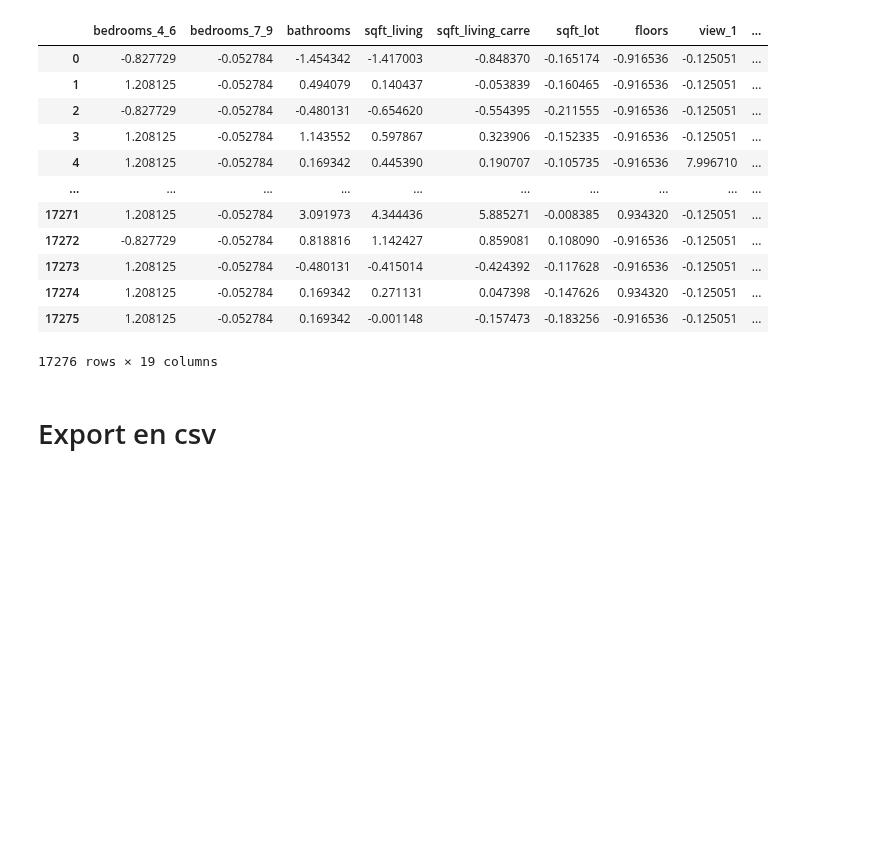
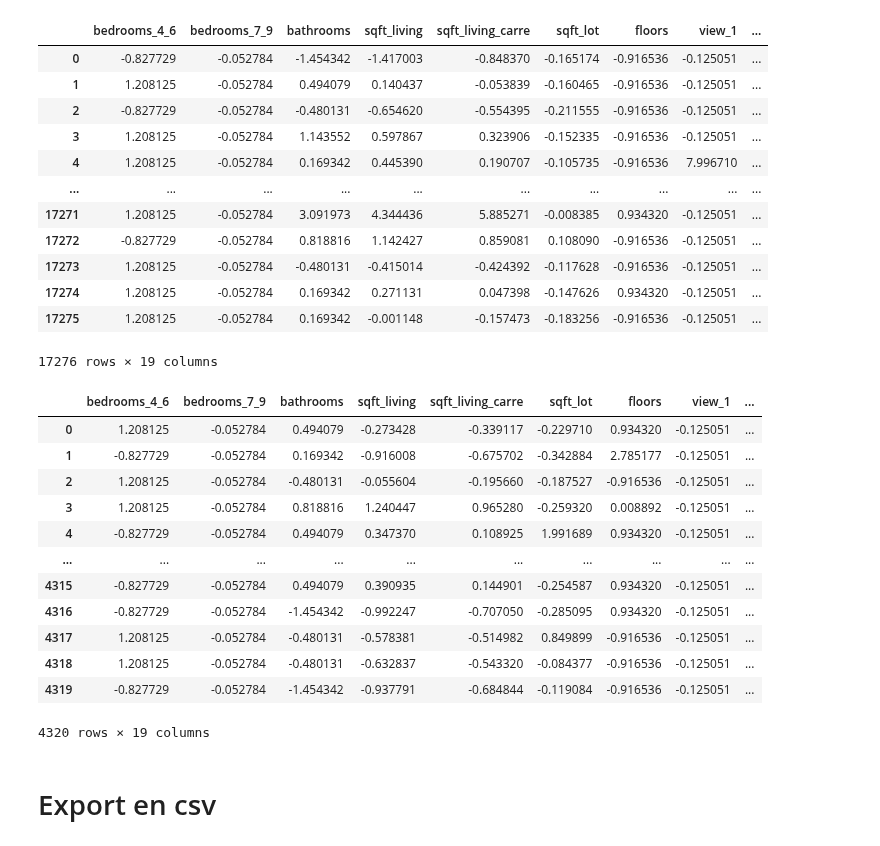
Before and after one commit to StevenDelval/application_pr-diction_prix_maison, a Jupyter notebook: data_preparation.ipynb, the cells around one changed output. Drawn from its saved outputs; the diff is of its cells as text; code cells hidden in the pictures; blank space fills up the shorter version.

```diff
--- a/data_preparation.ipynb
+++ b/data_preparation.ipynb
@@ -96,6 +96,22 @@ X_train
 | 17274 | 1.208125 | -0.052784 | 0.169342 | 0.271131 | 0.047398 | -0.147626 | 0.934320 | -0.125051 | ... |
 | 17275 | 1.208125 | -0.052784 | 0.169342 | -0.001148 | -0.157473 | -0.183256 | -0.916536 | -0.125051 | ... |
 17276 rows × 19 columns
+# %%
+X_test
+# %% [output]
+|  | bedrooms_4_6 | bedrooms_7_9 | bathrooms | sqft_living | sqft_living_carre | sqft_lot | floors | view_1 | ... |
+| 0 | 1.208125 | -0.052784 | 0.494079 | -0.273428 | -0.339117 | -0.229710 | 0.934320 | -0.125051 | ... |
+| 1 | -0.827729 | -0.052784 | 0.169342 | -0.916008 | -0.675702 | -0.342884 | 2.785177 | -0.125051 | ... |
+| 2 | 1.208125 | -0.052784 | -0.480131 | -0.055604 | -0.195660 | -0.187527 | -0.916536 | -0.125051 | ... |
+| 3 | 1.208125 | -0.052784 | 0.818816 | 1.240447 | 0.965280 | -0.259320 | 0.008892 | -0.125051 | ... |
+| 4 | -0.827729 | -0.052784 | 0.494079 | 0.347370 | 0.108925 | 1.991689 | 0.934320 | -0.125051 | ... |
+| ... | ... | ... | ... | ... | ... | ... | ... | ... | ... |
+| 4315 | -0.827729 | -0.052784 | 0.494079 | 0.390935 | 0.144901 | -0.254587 | 0.934320 | -0.125051 | ... |
+| 4316 | -0.827729 | -0.052784 | -1.454342 | -0.992247 | -0.707050 | -0.285095 | 0.934320 | -0.125051 | ... |
+| 4317 | 1.208125 | -0.052784 | -0.480131 | -0.578381 | -0.514982 | 0.849899 | -0.916536 | -0.125051 | ... |
+| 4318 | 1.208125 | -0.052784 | -0.480131 | -0.632837 | -0.543320 | -0.084377 | -0.916536 | -0.125051 | ... |
+| 4319 | -0.827729 | -0.052784 | -1.454342 | -0.937791 | -0.684844 | -0.119084 | -0.916536 | -0.125051 | ... |
+4320 rows × 19 columns
 # %% [markdown]
 # Export en csv
 # %%
```
